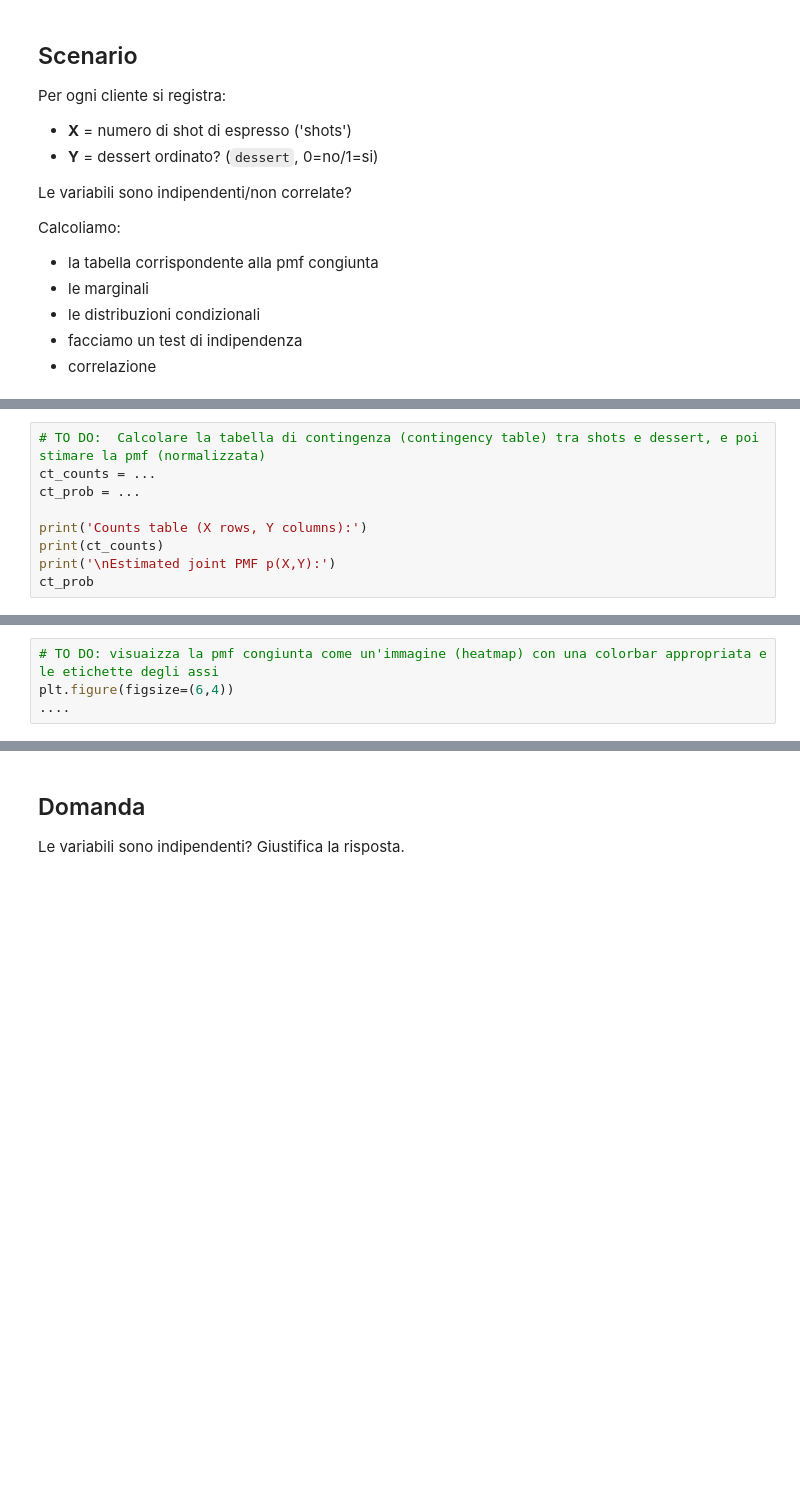
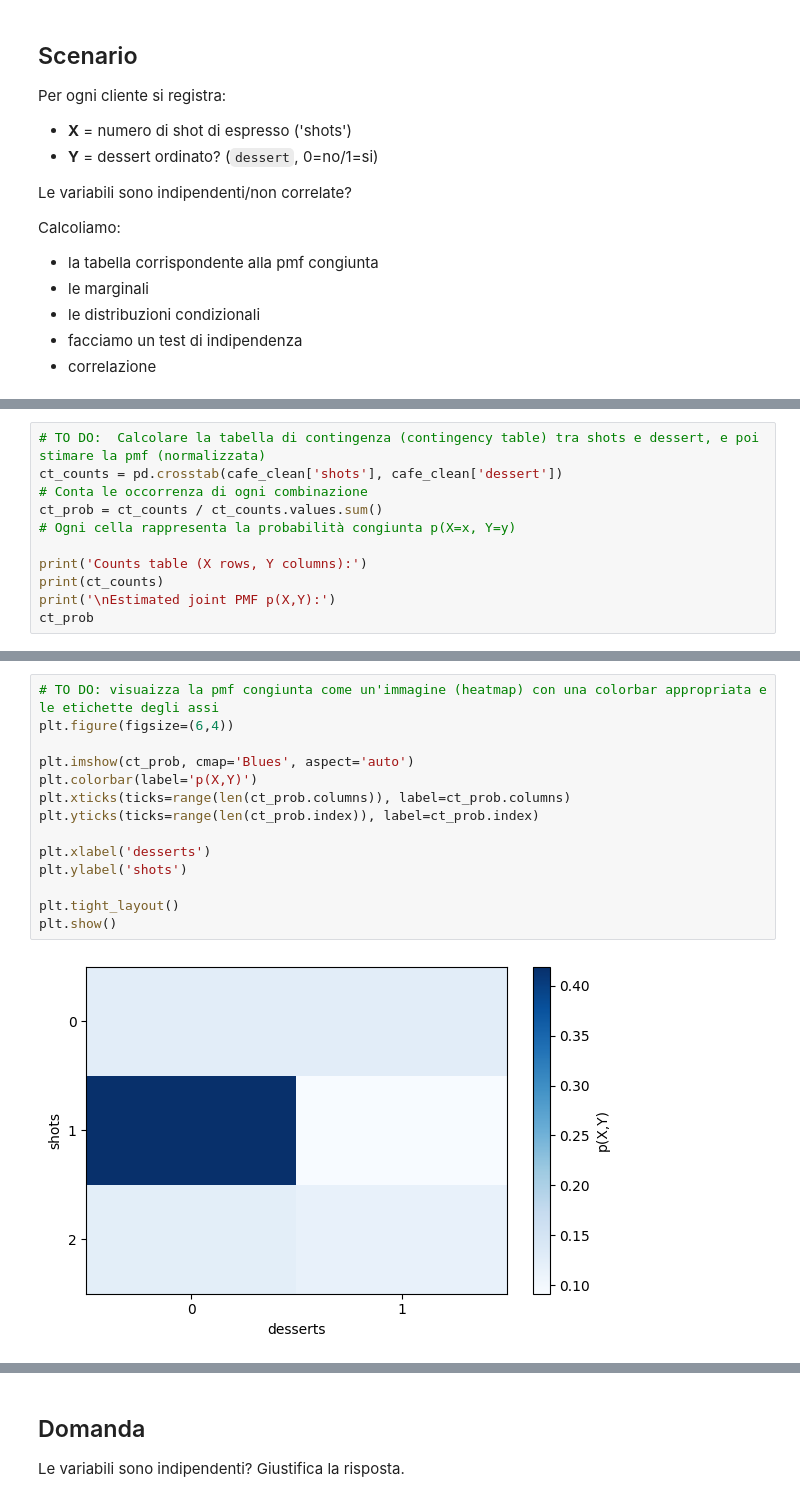
Before and after one commit to iamgiu/Introduzione-al-Data-Science, a Jupyter notebook: Notebook/Prima Settimana/lab1.ipynb, the cells around one changed output, grey strips where cells are left out. Cells and saved outputs as stored; diff of their text form; blank space fills up the shorter version.

```diff
--- a/Notebook/Prima Settimana/lab1.ipynb
+++ b/Notebook/Prima Settimana/lab1.ipynb
@@ -167,7 +217,7 @@ print('Missing after cleaning:', cafe_clean.isna().sum().to_dict())
 # %%
 # TO DO:  Calcolare la tabella di contingenza (contingency table) tra shots e dessert, e poi stimare la pmf (normalizzata)
-ct_counts = ...
-ct_prob = ...
+ct_counts = pd.crosstab(cafe_clean['shots'], cafe_clean['dessert'])                                                          # Conta le occorrenza di ogni combinazione
+ct_prob = ct_counts / ct_counts.values.sum()                                                                                 # Ogni cella rappresenta la probabilità congiunta p(X=x, Y=y)
 
 print('Counts table (X rows, Y columns):')
 print(ct_counts)
@@ -176,6 +240,18 @@ ct_prob
 # %%
 # TO DO: visuaizza la pmf congiunta come un'immagine (heatmap) con una colorbar appropriata e le etichette degli assi
 plt.figure(figsize=(6,4))
-....
+
+plt.imshow(ct_prob, cmap='Blues', aspect='auto')
+plt.colorbar(label='p(X,Y)')
+plt.xticks(ticks=range(len(ct_prob.columns)), label=ct_prob.columns)
+plt.yticks(ticks=range(len(ct_prob.index)), label=ct_prob.index)
+
+plt.xlabel('desserts')
+plt.ylabel('shots')
+
+plt.tight_layout()
+plt.show()
+# %% [output]
+[figure, added]
 # %%
 # TO DO: calcolare le marginali stimando pX e pY a partire dalla pmf congiunta
```
Also changed, not shown: parts of 14 cells of this notebook.
